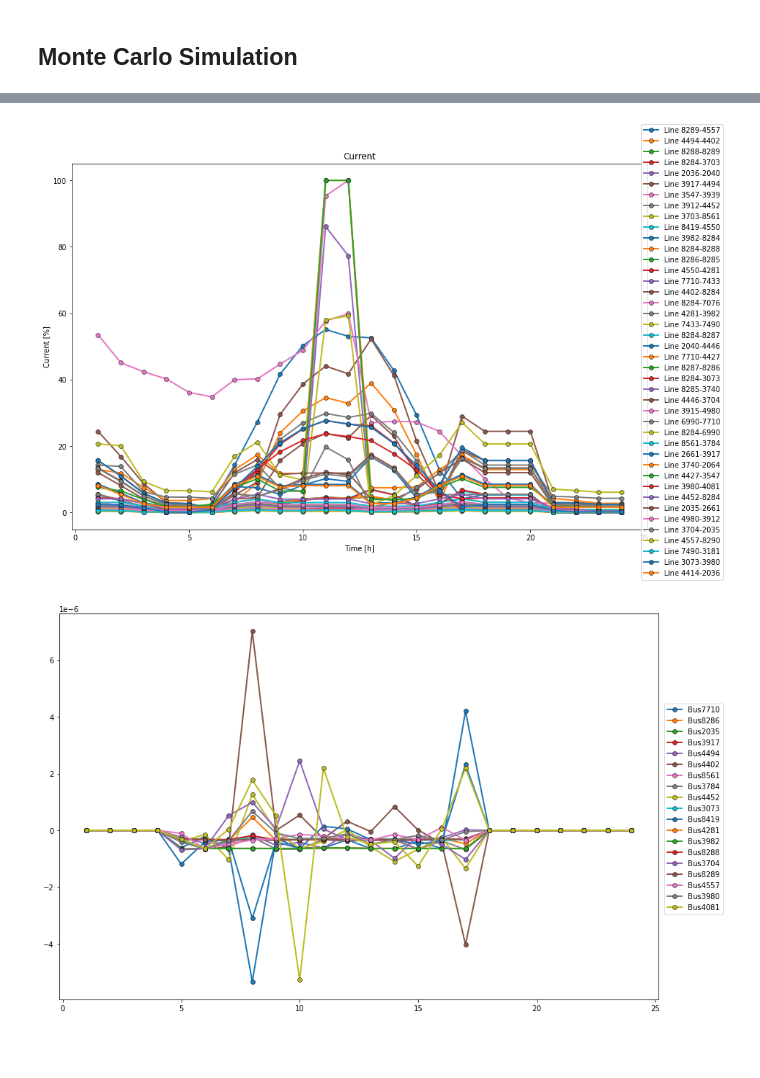
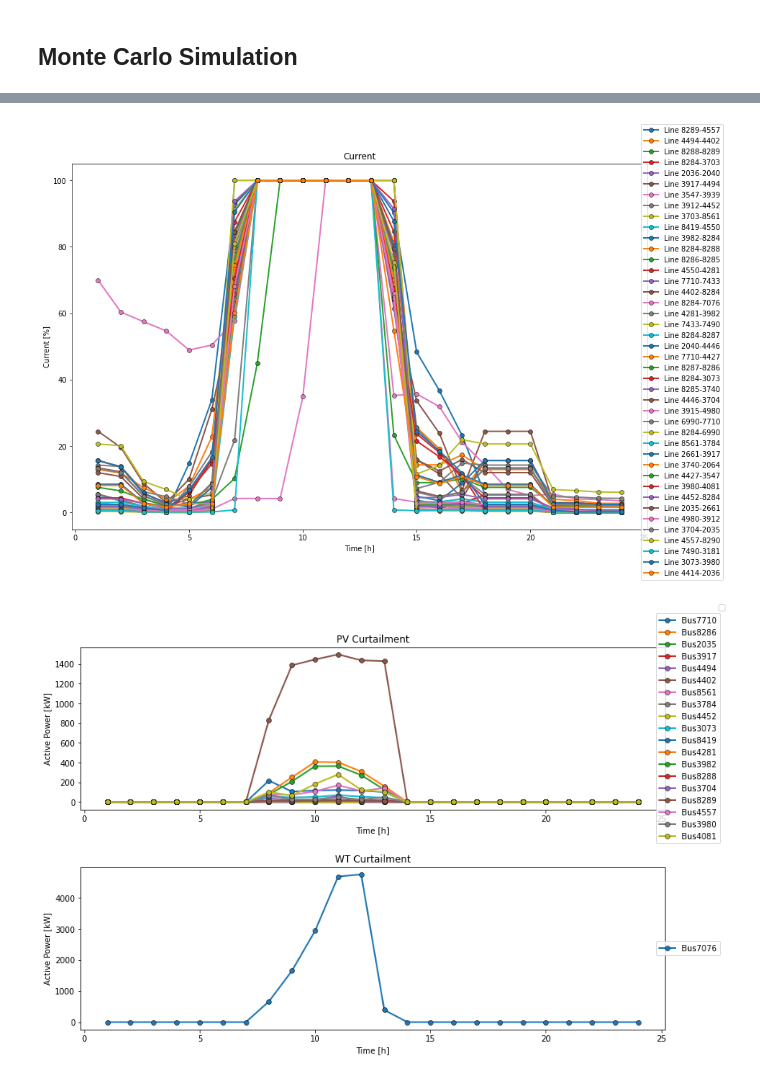
Before and after one commit to filipforro/MasterThesis, a Jupyter notebook: Pyomo/MILP_STEDIN/MILP_v1_Stedin_DetStoch_test.ipynb, the cells around one changed output, grey strips where cells are left out. Drawn from its saved outputs; the diff is of its cells as text; code cells hidden in the pictures; blank space fills up the shorter version.

Commit message:
Curtailment & Visualization

```diff
--- a/Pyomo/MILP_STEDIN/MILP_v1_Stedin_DetStoch_test.ipynb
+++ b/Pyomo/MILP_STEDIN/MILP_v1_Stedin_DetStoch_test.ipynb
@@ -968,7 +992,7 @@ Ibase = Sbase/Vnom/1000 # kA
 Vmax = 1.04  # pu
 Vmin = 0.96  # pu
 case = 'BC'
-eta_conf = 50/100   # %/%
+eta_conf = 10/100   # %/%
 base_model = optimization_model(data, Vmax, Vmin, Vnom, Sbase, Zbase, Ibase, case, eta_conf, 0)
 #model.pprint()
 #model.display()
@@ -1040,6 +1064,7 @@ def MonteCarlo_vis(model, l, a, mrk):
     active_d = pd.DataFrame()
     reactive_d = pd.DataFrame()
     pv_curtailment = pd.DataFrame()
+    wt_curtailment = pd.DataFrame()
 
     for t in model.TIME:
         for n in model.NODES:
@@ -1054,7 +1079,7 @@ def MonteCarlo_vis(model, l, a, mrk):
         for p in model.PV:
             active_pv.loc[t,p] = model.Ppv[p,t].value*model.Sbase.value
         for w in model.WT:
-            active_wt.loc[t,w] = model.Pwt[w,t]*model.Sbase.value
+            active_wt.loc[t,w] = model.Pwt[w,t].value*model.Sbase.value
 
     for i,j in model.LINES:
         for t in model.TIME:
@@ -1124,8 +1149,13 @@ def MonteCarlo_vis(model, l, a, mrk):
         for t in model.TIME:
             for p in model.PV:
                 pv_curtailment.loc[t,p] = model.Ppv_max[p,t]*Sbase*model.psi_pv[p,t].value
-        ax_cur[0,0].plot(pv_curtailment.index, pv_curtailment, mrk, lw=l, alpha=a, markeredgecolor='k', markeredgewidth=0.5, label=[['Bus'+str(i) for i in active_pv.columns]]);ax_pv[0,0].set_xlabel('Time [h]');ax_pv[0,0].set_ylabel('Active Power [kW]');ax_pv[0,0].set_title('PV Curtailment')
-        fig_cur.legend(['Bus'+str(i) for i in pv_curtailment.columns], bbox_to_anchor=(1.04,0.5), loc='center', borderaxespad=0)
+            for w in model.WT:
+                wt_curtailment.loc[t,w] = model.Pwt_max[w,t]*Sbase*model.psi_wt[w,t].value
+        ax_cur[0,0].plot(pv_curtailment.index, pv_curtailment, mrk, lw=l, alpha=a, markeredgecolor='k', markeredgewidth=0.5);ax_cur[0,0].set_xlabel('Time [h]');ax_cur[0,0].set_ylabel('Active Power [kW]');ax_cur[0,0].set_title('PV Curtailment')
+        ax_cur[1,0].plot(wt_curtailment.index, wt_curtailment, mrk, lw=l, alpha=a, markeredgecolor='k', markeredgewidth=0.5);ax_cur[1,0].set_xlabel('Time [h]');ax_cur[1,0].set_ylabel('Active Power [kW]');ax_cur[1,0].set_title('WT Curtailment')
+        ax_cur[0,0].legend(['Bus'+str(i) for i in pv_curtailment.columns], bbox_to_anchor=(1.04,0.5), loc='center', borderaxespad=0)
+        ax_cur[1,0].legend(['Bus'+str(i) for i in wt_curtailment.columns], bbox_to_anchor=(1.04,0.5), loc='center', borderaxespad=0)
+        fig_cur.legend()
         fig_cur.tight_layout();
 # %% [markdown]
 ## Monte Carlo Simulation
@@ -1141,7 +1171,7 @@ fig_pow, ax_pow = plt.subplots(nrows=1, ncols=2, squeeze=False, figsize=(12,8))
 fig_apow, ax_apow = plt.subplots(nrows=1, ncols=1, squeeze=False, figsize=(12,8))
 fig_dem, ax_dem = plt.subplots(nrows=1, ncols=2, squeeze=False, figsize=(12,8))
 fig_i, ax_i = plt.subplots(nrows=1, ncols=1, squeeze=False, figsize=(12,8))
-fig_cur, ax_cur = plt.subplots(nrows=1, ncols=1, squeeze=False, figsize=(12,8))
+fig_cur, ax_cur = plt.subplots(nrows=2, ncols=1, squeeze=False, figsize=(12,8))
 solverMC = SolverFactory('ipopt')
 
 # for i in range(10):
@@ -1161,5 +1192,5 @@ Wall time: 2.63 s
-[figure, old version]
+[figure, new version]
-[figure, old version]
+[figure, new version]
 # %%
 trafo_loading = pd.DataFrame()
 
```
Also changed, not shown: parts of 9 cells of this notebook, 13 other files.
